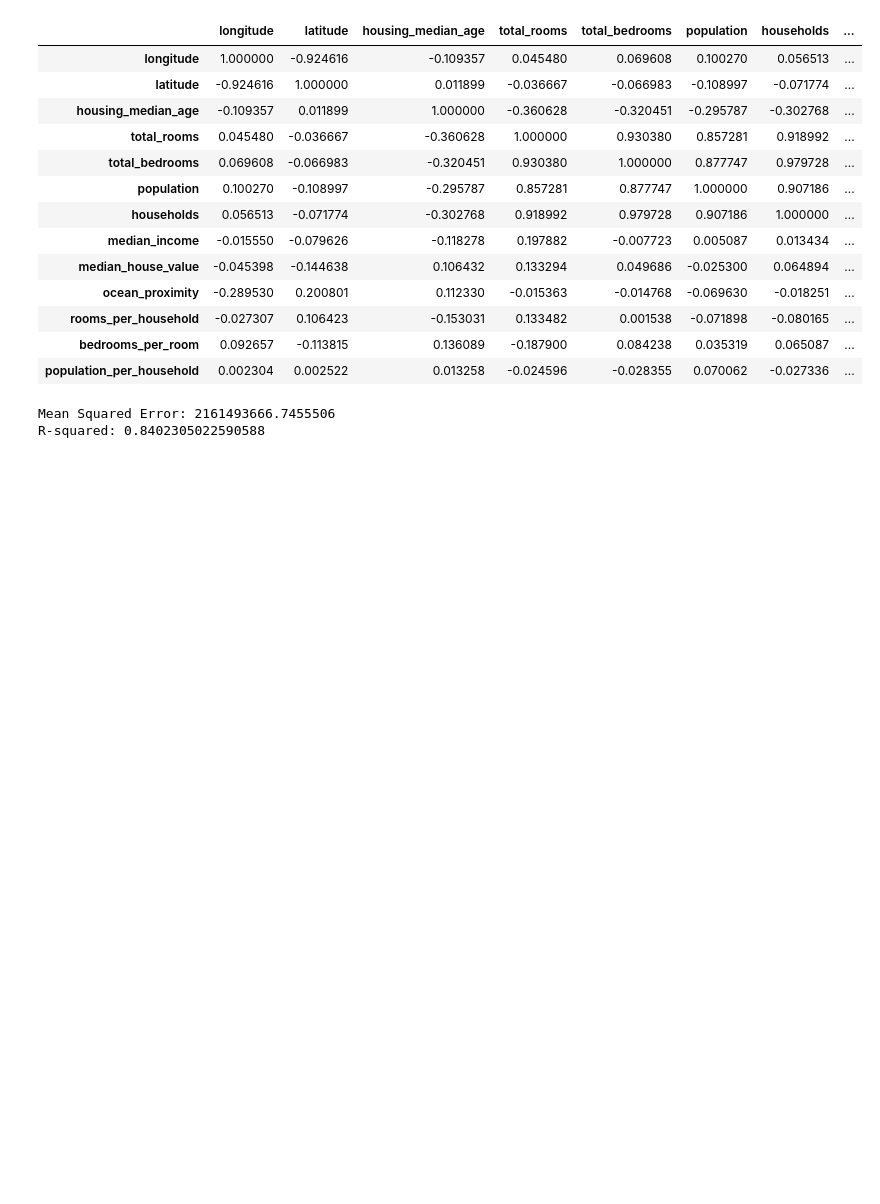
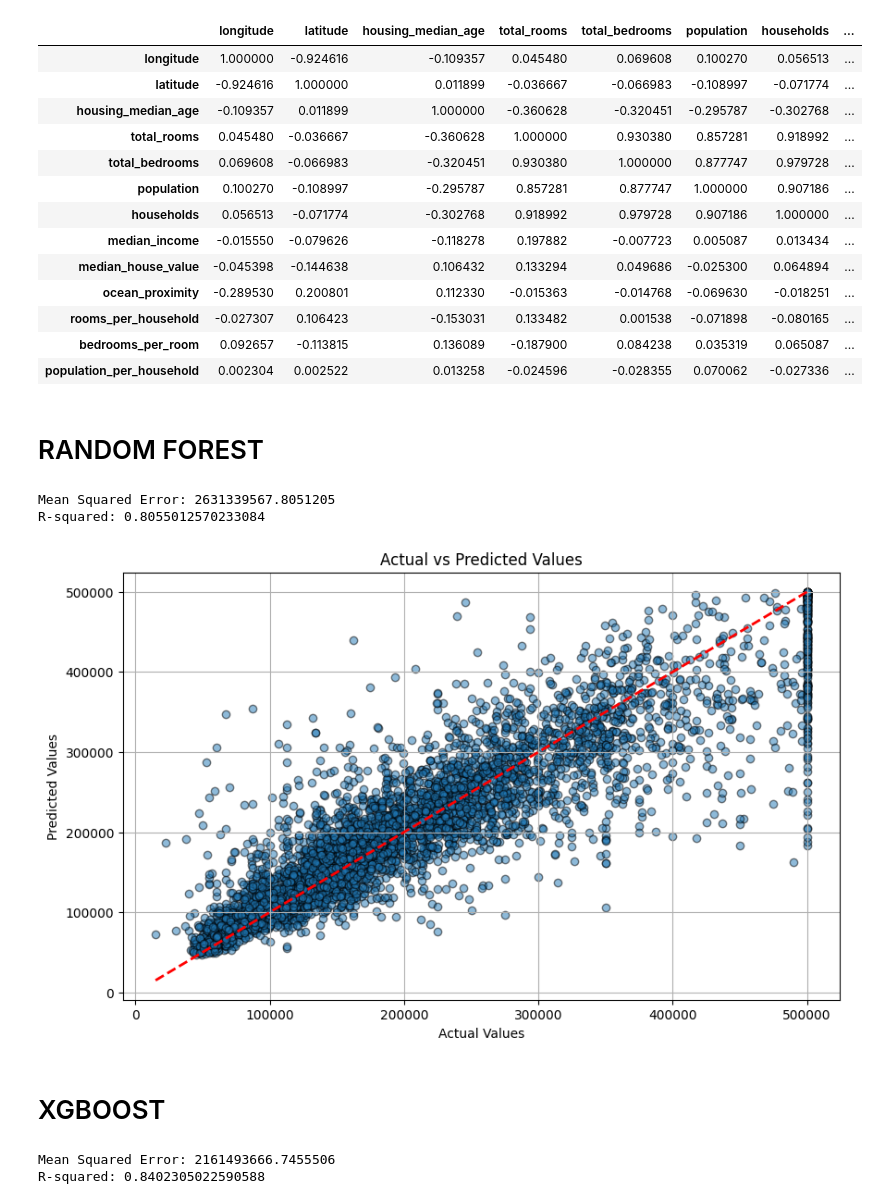
Before and after one commit to sahilpokharkar/Machine-Learning-Lab, a Jupyter notebook: lab-5/ML_Lab_5.ipynb, the cells around one changed output. Drawn from its saved outputs; the diff is of its cells as text; code cells hidden in the pictures; blank space fills up the shorter version.

```diff
--- a/lab-5/ML_Lab_5.ipynb
+++ b/lab-5/ML_Lab_5.ipynb
@@ -251,6 +314,43 @@ y_data = data["median_house_value"].values
 # %%
 from sklearn.model_selection import train_test_split
 x_train, x_test, y_train , y_test = train_test_split(x_data,y_data, test_size=0.25 , random_state=42)
+# %% [markdown]
+# RANDOM FOREST
+# %%
+from sklearn.ensemble import RandomForestRegressor
+from sklearn.metrics import mean_squared_error, r2_score
+
+rf_regressor = RandomForestRegressor()
+
+rf_regressor.fit(x_train, y_train)
+
+y_pred = rf_regressor.predict(x_test)
+# %%
+from sklearn.metrics import mean_squared_error, r2_score
+
+mse = mean_squared_error(y_test, y_pred)
+print(f'Mean Squared Error: {mse}')
+
+r2 = r2_score(y_test, y_pred)
+print(f'R-squared: {r2}')
+# %% [output]
+Mean Squared Error: 2631339567.8051205
+R-squared: 0.8055012570233084
+# %%
+import matplotlib.pyplot as plt
+
+plt.figure(figsize=(10, 6))
+plt.scatter(y_test, y_pred, alpha=0.5, edgecolor='k')
+plt.plot([y_test.min(), y_test.max()], [y_test.min(), y_test.max()], 'r--', lw=2)
+plt.xlabel('Actual Values')
+plt.ylabel('Predicted Values')
+plt.title('Actual vs Predicted Values')
+plt.grid(True)
+plt.show()
+# %% [output]
+[figure, added]
+# %% [markdown]
+# XGBOOST
 # %%
 from xgboost import XGBRegressor
 from sklearn.metrics import mean_squared_error, r2_score
```
Also changed, not shown: parts of 6 cells of this notebook.
